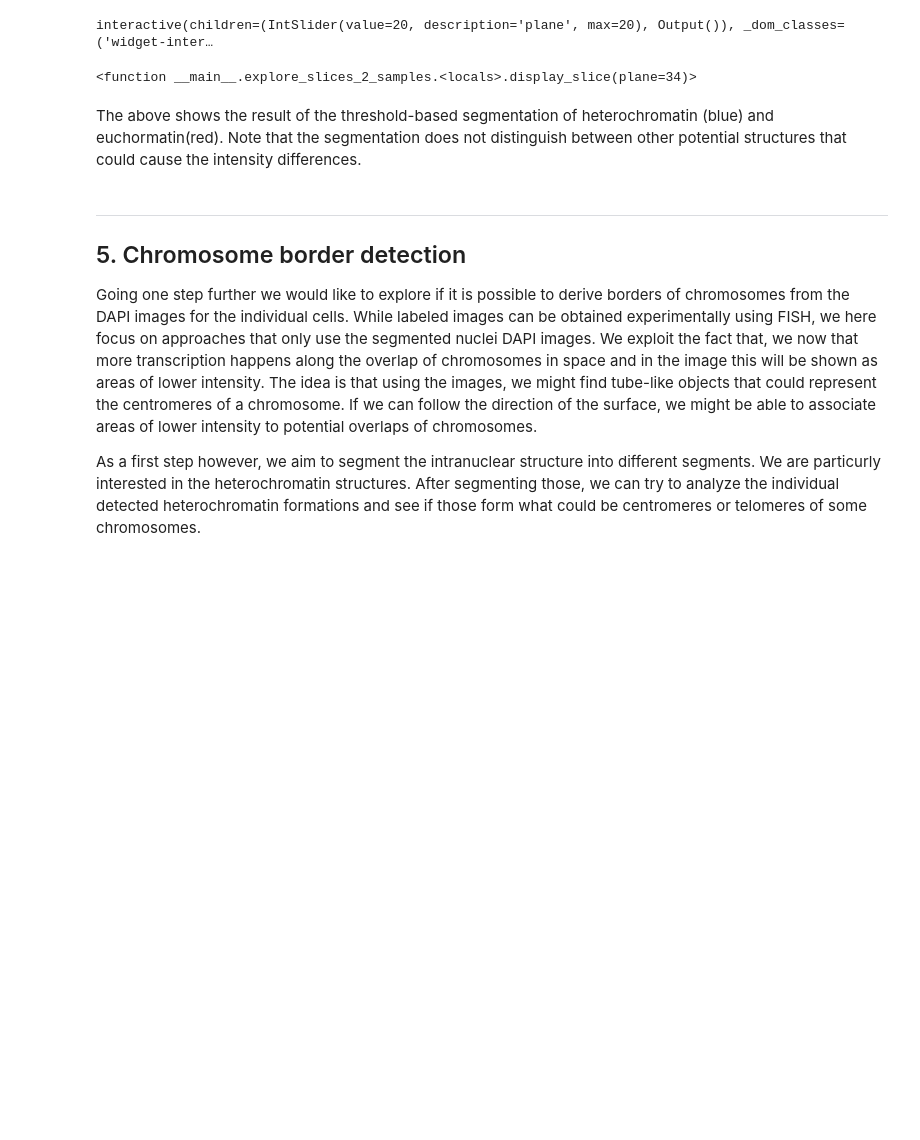
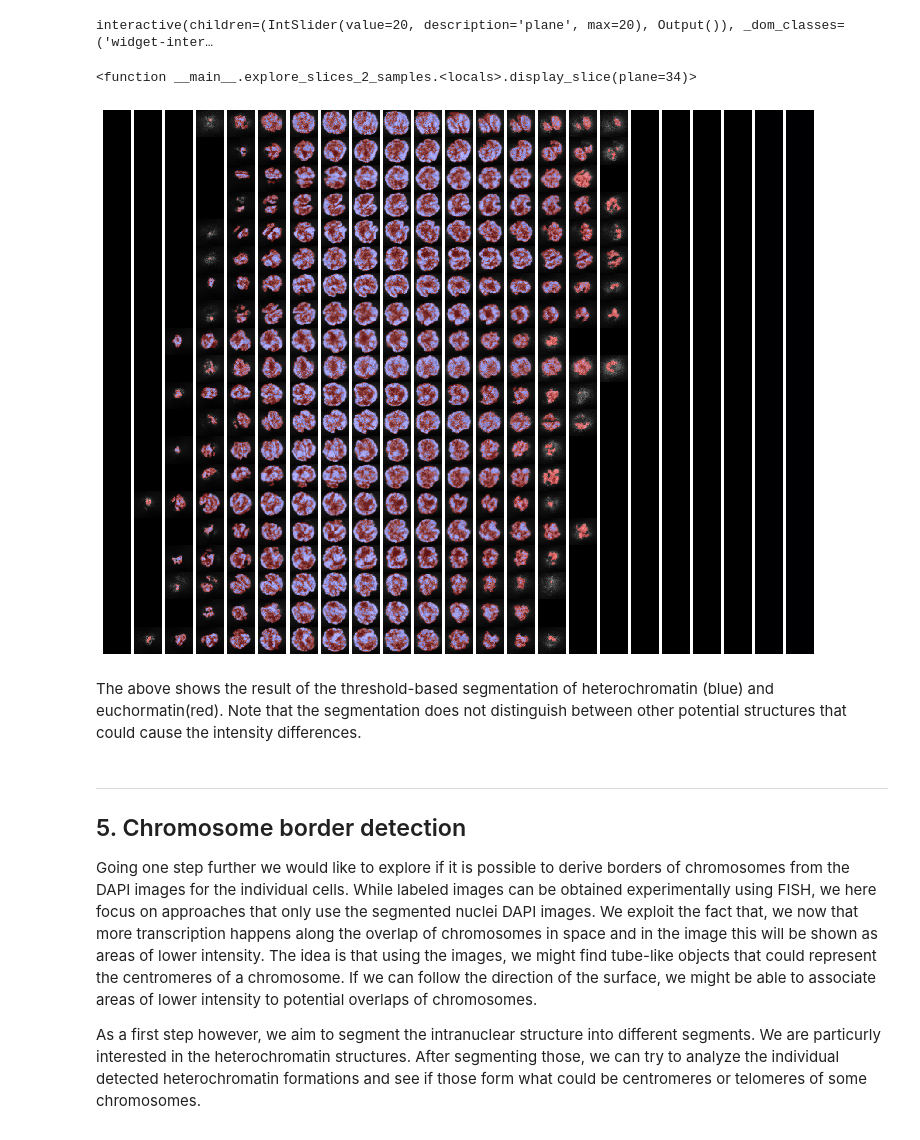
Before and after one commit to dpaysan/nuclear_segmentation, a Jupyter notebook: notebooks/structure_detection.ipynb, the cells around one changed output. Saved outputs shown, nothing was run; the diff lists cells and outputs as text; code cells hidden in the pictures; blank space fills up the shorter version.

```diff
--- a/notebooks/structure_detection.ipynb
+++ b/notebooks/structure_detection.ipynb
@@ -162,6 +162,48 @@ def get_labeled_cells_for_hc_ec_structures(stucture_dicts):
         labeled_cell[hc_mask] = 2
         labeled_cells.append(np.uint16(labeled_cell))
     return labeled_cells
+# %%
+def plot_3d_images_as_map(
+    images: List[np.ndarray],
+    n_images_per_slide: int = 20,
+    max_depth: int = 23,
+):
+    depth = max_depth
+    figures = []
+    fig = None
+    for i in range(len(images)):
+        idx = i % n_images_per_slide
+        if idx == 0:
+            fig, ax = plt.subplots(
+                nrows=n_images_per_slide,
+                ncols=depth,
+                figsize=[12.8, 10.0],
+                gridspec_kw={"wspace": 0.0, "hspace": 0.0},
+            )
+
+        for j in range(depth):
+            if j < np.squeeze(images[i]).shape[0]:
+                img = np.squeeze(images[i])
+                #if len(img.shape) == 4:
+                #    img = img[j,0,:,:]
+                #else:
+                #    img = img[j,:,:]
+                img = img[j]
+                img = cv2.resize(img, dsize=(64, 64))
+                if img.max() > 0 :
+                    img = img / img.max()
+            else:
+                img = np.zeros([64, 64])
+            ax[idx, j].imshow(
+                img, interpolation="nearest", cmap="magma",
+            )
+            ax[idx, j].axis("off")
+            #ax[idx, j].set_aspect("auto")
+        if idx == n_images_per_slide - 1:
+            figures.append(fig)
+            fig.subplots_adjust(hspace=0.0, wspace=0.0)
+            plt.subplots_adjust(hspace=0.0, wspace=0.0)
+            plt.show()
 # %% [markdown]
 ---
 ## 1. Read in data
@@ -257,6 +304,10 @@ explore_slices_2_samples([color_labeled_cells[5], color_labeled_cells[8]])
 # %% [output]
 interactive(children=(IntSlider(value=20, description='plane', max=20), Output()), _dom_classes=('widget-inter…
 <function __main__.explore_slices_2_samples.<locals>.display_slice(plane=34)>
+# %%
+plot_3d_images_as_map(color_labeled_cells, n_images_per_slide=20)
+# %% [output]
+[figure, added]
 # %% [markdown]
 The above shows the result of the threshold-based segmentation of heterochromatin (blue) and euchormatin(red). Note that the segmentation does not distinguish between other potential structures that could cause the intensity differences.
 # %% [markdown]
```
Also changed, not shown: parts of 5 cells of this notebook, 13 other files.
